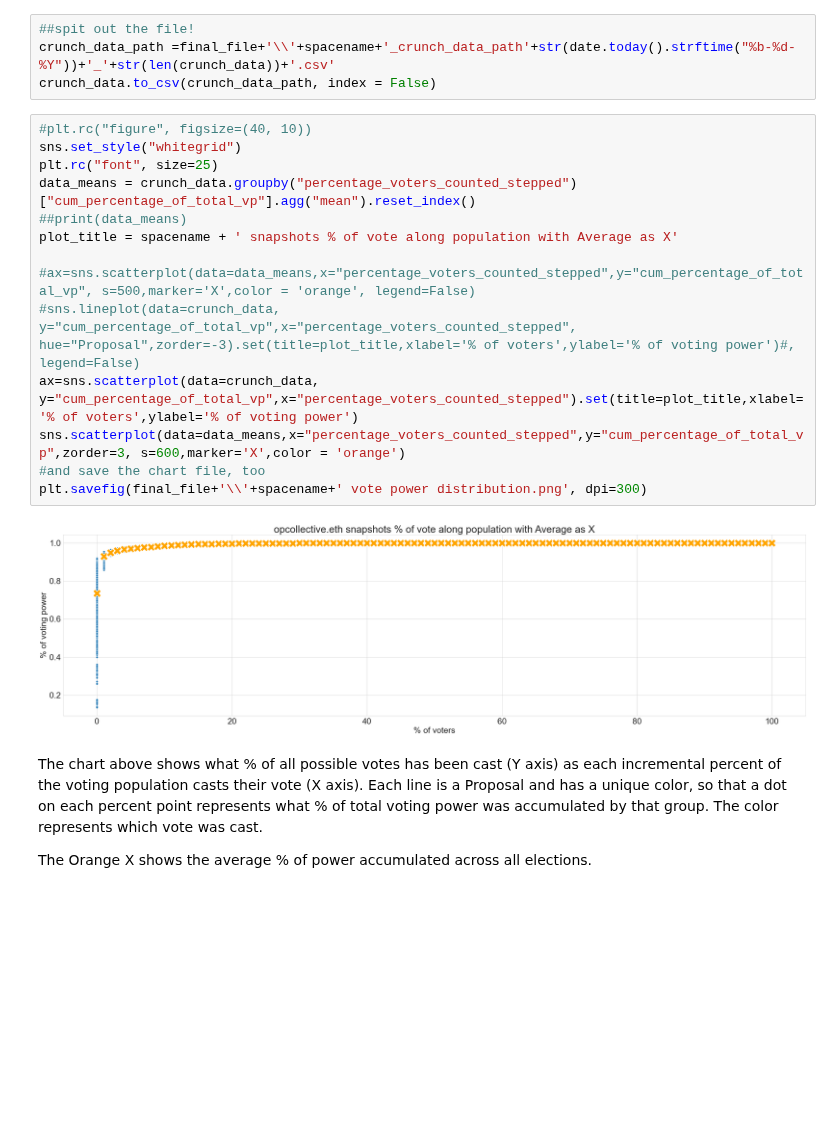
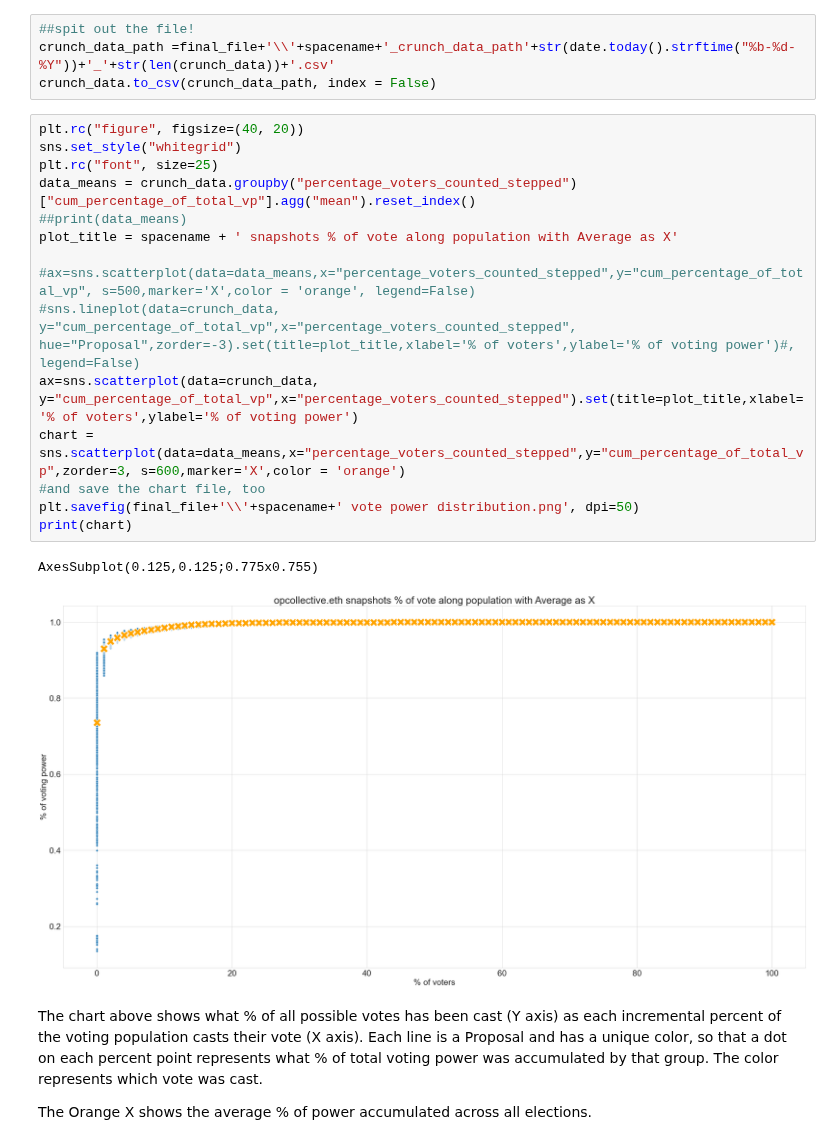
Before and after one commit to EdgeCaser/snapshot_governance, a Jupyter notebook: DAO_snapshot_tool_data.ipynb, the cells around one changed output. Saved outputs shown, nothing was run; the diff lists cells and outputs as text; blank space fills up the shorter version.

```diff
--- a/DAO_snapshot_tool_data.ipynb
+++ b/DAO_snapshot_tool_data.ipynb
@@ -233,21 +233,23 @@ crunch_data.head(n=10)
 crunch_data_path =final_file+'\\'+spacename+'_crunch_data_path'+str(date.today().strftime("%b-%d-%Y"))+'_'+str(len(crunch_data))+'.csv'
 crunch_data.to_csv(crunch_data_path, index = False)
 # %%
-#plt.rc("figure", figsize=(40, 10))
+plt.rc("figure", figsize=(40, 20))
 sns.set_style("whitegrid")
 plt.rc("font", size=25)
 data_means = crunch_data.groupby("percentage_voters_counted_stepped")["cum_percentage_of_total_vp"].agg("mean").reset_index()
 ##print(data_means)
 plot_title = spacename + ' snapshots % of vote along population with Average as X'
 
 #ax=sns.scatterplot(data=data_means,x="percentage_voters_counted_stepped",y="cum_percentage_of_total_vp", s=500,marker='X',color = 'orange', legend=False)
 #sns.lineplot(data=crunch_data, y="cum_percentage_of_total_vp",x="percentage_voters_counted_stepped", hue="Proposal",zorder=-3).set(title=plot_title,xlabel='% of voters',ylabel='% of voting power')#, legend=False)
 ax=sns.scatterplot(data=crunch_data, y="cum_percentage_of_total_vp",x="percentage_voters_counted_stepped").set(title=plot_title,xlabel='% of voters',ylabel='% of voting power')
-sns.scatterplot(data=data_means,x="percentage_voters_counted_stepped",y="cum_percentage_of_total_vp",zorder=3, s=600,marker='X',color = 'orange')
+chart = sns.scatterplot(data=data_means,x="percentage_voters_counted_stepped",y="cum_percentage_of_total_vp",zorder=3, s=600,marker='X',color = 'orange')
 #and save the chart file, too
-plt.savefig(final_file+'\\'+spacename+' vote power distribution.png', dpi=300)
+plt.savefig(final_file+'\\'+spacename+' vote power distribution.png', dpi=50)
+print(chart)
 # %% [output]
+AxesSubplot(0.125,0.125;0.775x0.755)
-[figure, old version]
+[figure, new version]
 # %% [markdown]
 The chart above shows what % of all possible votes has been cast (Y axis) as each incremental percent of the voting population casts their vote (X axis). Each line is a Proposal and has a unique color, so that a dot on each percent point represents what % of total voting power was accumulated by that group. The color represents which vote was cast.
 
```
Also changed, not shown: 8 other files.
